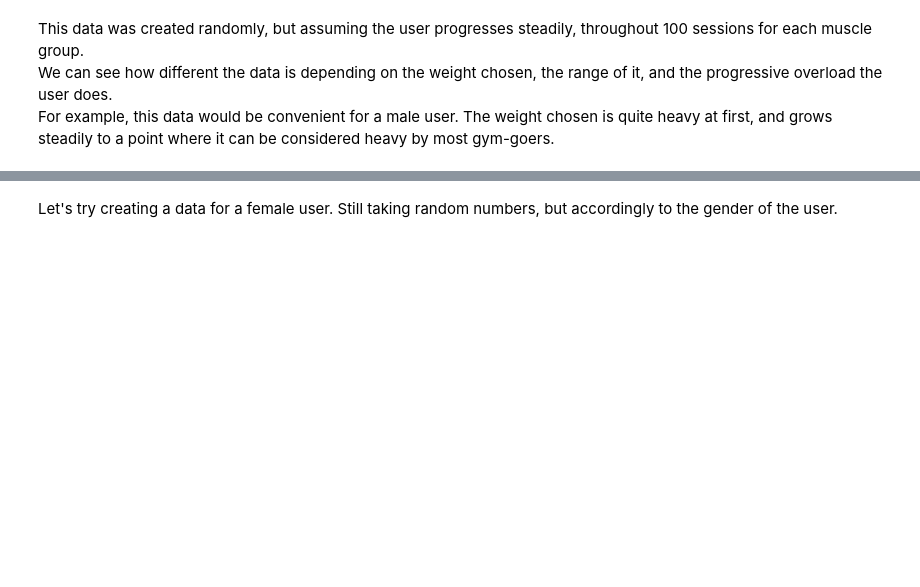
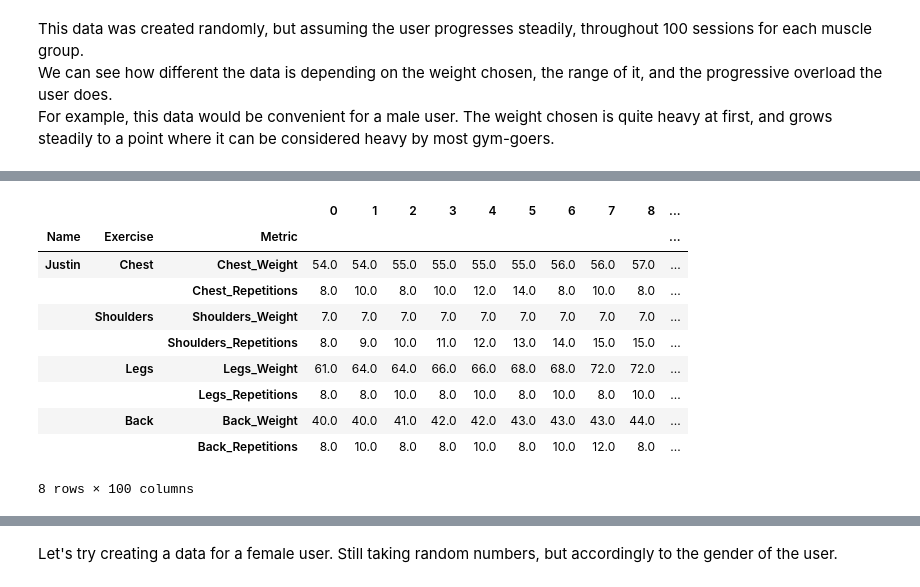
Before and after one commit to Clement733/workout_planner, a Jupyter notebook: data_creation.ipynb, the cells around one changed output, grey strips where cells are left out. Drawn from its saved outputs; the diff is of its cells as text; code cells hidden in the pictures; blank space fills up the shorter version.

```diff
--- a/data_improvement.ipynb
+++ b/data_creation.ipynb
@@ -446,0 +453,22 @@ df_full_males
+# %%
+arrays = [
+    np.array(['Justin', 'Justin', 'Justin', 'Justin', 'Justin', 'Justin', 'Justin', 'Justin']),
+    np.array(['Chest', 'Chest', 'Shoulders', 'Shoulders', 'Legs', 'Legs', 'Back', 'Back']),
+    np.array(['Chest_Weight', 'Chest_Repetitions', 'Shoulders_Weight', 'Shoulders_Repetitions', 'Legs_Weight',
+              'Legs_Repetitions', 'Back_Weight', 'Back_Repetitions'])
+]
+index = pd.MultiIndex.from_arrays(arrays, names=('Name', 'Exercise', 'Metric'))
+df_justin = pd.DataFrame(list_justin, index=index)
+df_justin
+# %% [output]
+|  |  |  | 0 | 1 | 2 | 3 | 4 | 5 | 6 | 7 | 8 | ... |
+| Name | Exercise | Metric |  |  |  |  |  |  |  |  |  | ... |
+| Justin | Chest | Chest_Weight | 54.0 | 54.0 | 55.0 | 55.0 | 55.0 | 55.0 | 56.0 | 56.0 | 57.0 | ... |
+|  |  | Chest_Repetitions | 8.0 | 10.0 | 8.0 | 10.0 | 12.0 | 14.0 | 8.0 | 10.0 | 8.0 | ... |
+|  | Shoulders | Shoulders_Weight | 7.0 | 7.0 | 7.0 | 7.0 | 7.0 | 7.0 | 7.0 | 7.0 | 7.0 | ... |
+|  |  | Shoulders_Repetitions | 8.0 | 9.0 | 10.0 | 11.0 | 12.0 | 13.0 | 14.0 | 15.0 | 15.0 | ... |
+|  | Legs | Legs_Weight | 61.0 | 64.0 | 64.0 | 66.0 | 66.0 | 68.0 | 68.0 | 72.0 | 72.0 | ... |
+|  |  | Legs_Repetitions | 8.0 | 8.0 | 10.0 | 8.0 | 10.0 | 8.0 | 10.0 | 8.0 | 10.0 | ... |
+|  | Back | Back_Weight | 40.0 | 40.0 | 41.0 | 42.0 | 42.0 | 43.0 | 43.0 | 43.0 | 44.0 | ... |
+|  |  | Back_Repetitions | 8.0 | 10.0 | 8.0 | 8.0 | 10.0 | 8.0 | 10.0 | 12.0 | 8.0 | ... |
+8 rows × 100 columns
```
Also changed, not shown: parts of 14 cells of this notebook.
